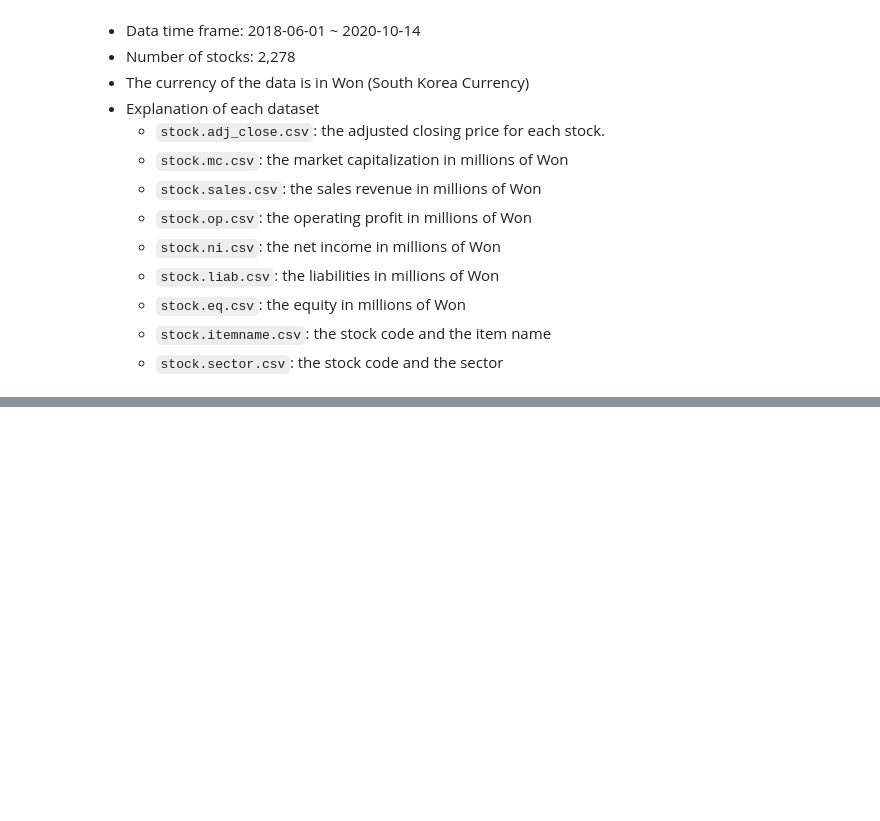
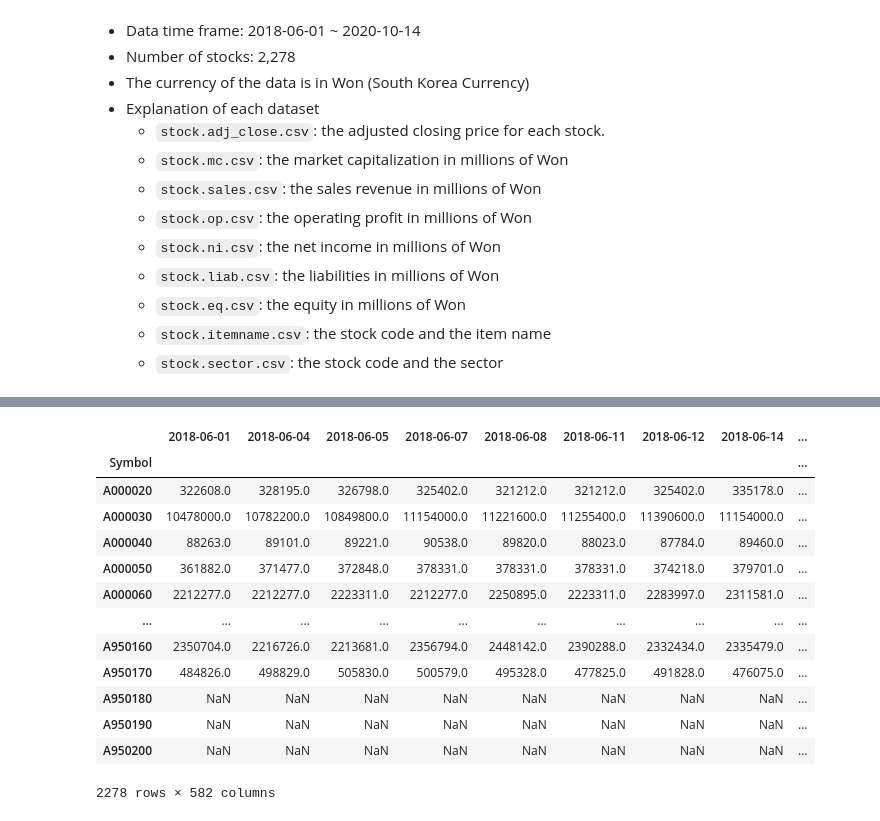
Before and after one commit to mjmax75/Stock_Analysis, a Jupyter notebook: stock_analysis.ipynb, the cells around one changed output, grey strips where cells are left out. Drawn from its saved outputs; the diff is of its cells as text; code cells hidden in the pictures; blank space fills up the shorter version.

```diff
--- a/stock_analysis.ipynb
+++ b/stock_analysis.ipynb
@@ -50,0 +71,17 @@ done!  (2278, 582)
+# %%
+d['mc']
+# %% [output]
+|  | 2018-06-01 | 2018-06-04 | 2018-06-05 | 2018-06-07 | 2018-06-08 | 2018-06-11 | 2018-06-12 | 2018-06-14 | ... |
+| Symbol |  |  |  |  |  |  |  |  | ... |
+| A000020 | 322608.0 | 328195.0 | 326798.0 | 325402.0 | 321212.0 | 321212.0 | 325402.0 | 335178.0 | ... |
+| A000030 | 10478000.0 | 10782200.0 | 10849800.0 | 11154000.0 | 11221600.0 | 11255400.0 | 11390600.0 | 11154000.0 | ... |
+| A000040 | 88263.0 | 89101.0 | 89221.0 | 90538.0 | 89820.0 | 88023.0 | 87784.0 | 89460.0 | ... |
+| A000050 | 361882.0 | 371477.0 | 372848.0 | 378331.0 | 378331.0 | 378331.0 | 374218.0 | 379701.0 | ... |
+| A000060 | 2212277.0 | 2212277.0 | 2223311.0 | 2212277.0 | 2250895.0 | 2223311.0 | 2283997.0 | 2311581.0 | ... |
+| ... | ... | ... | ... | ... | ... | ... | ... | ... | ... |
+| A950160 | 2350704.0 | 2216726.0 | 2213681.0 | 2356794.0 | 2448142.0 | 2390288.0 | 2332434.0 | 2335479.0 | ... |
+| A950170 | 484826.0 | 498829.0 | 505830.0 | 500579.0 | 495328.0 | 477825.0 | 491828.0 | 476075.0 | ... |
+| A950180 | NaN | NaN | NaN | NaN | NaN | NaN | NaN | NaN | ... |
+| A950190 | NaN | NaN | NaN | NaN | NaN | NaN | NaN | NaN | ... |
+| A950200 | NaN | NaN | NaN | NaN | NaN | NaN | NaN | NaN | ... |
+2278 rows × 582 columns
```
Also changed, not shown: parts of 7 cells of this notebook.
